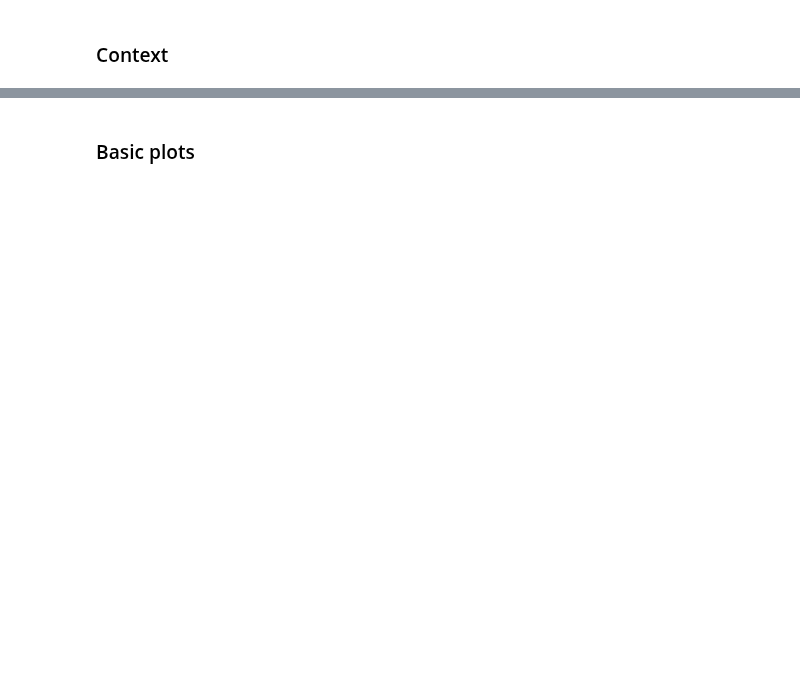
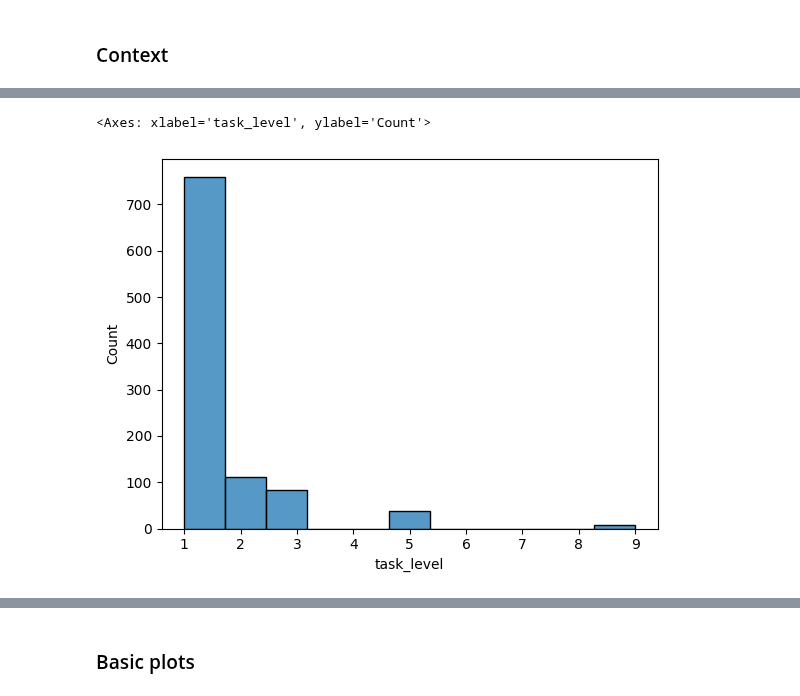
Before and after one commit to twchen88/ct_research, a Jupyter notebook: script.ipynb, the cells around one changed output, grey strips where cells are left out. Saved outputs shown, nothing was run; the diff lists cells and outputs as text; code cells hidden in the pictures; blank space fills up the shorter version.

```diff
--- a/script.ipynb
+++ b/script.ipynb
@@ -222,0 +135,5 @@ sns.histplot(data=context_df_time, x="condition_since")
+# %%
+sns.histplot(data=action_df, x="task_level")
+# %% [output]
+<Axes: xlabel='task_level', ylabel='Count'>
+[figure, added]
```
Also changed, not shown: parts of 35 cells of this notebook, 2 other files.
